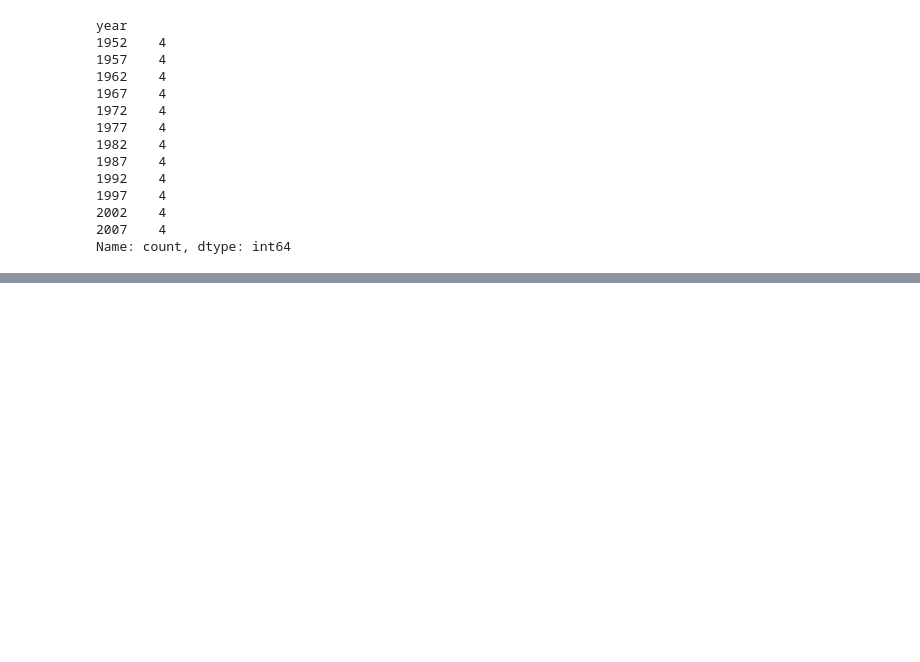
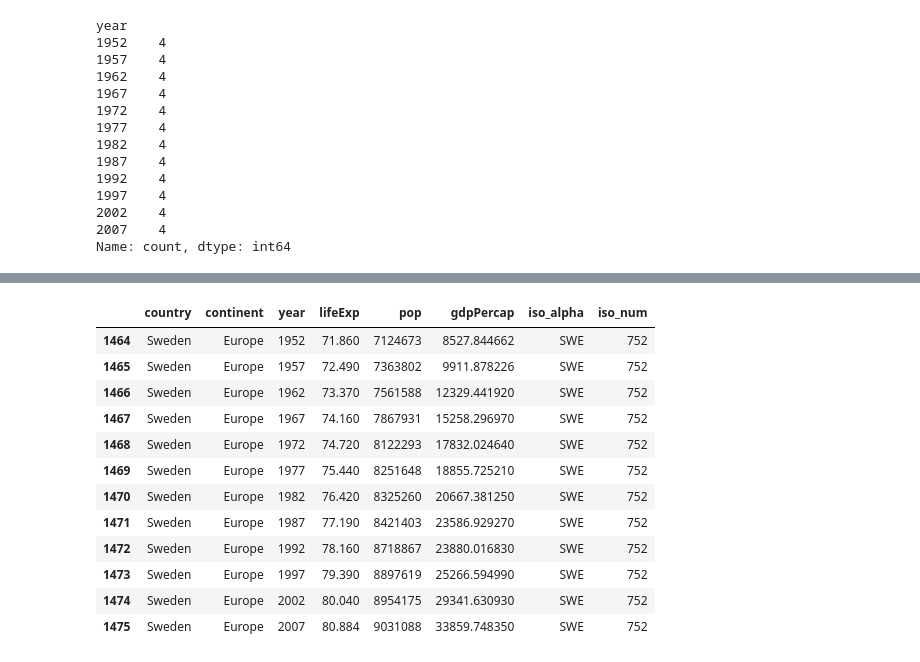
Before and after one commit to MilouSandenL/data_visualization_milou, a Jupyter notebook: code_alongs/06_plotly_express/plotly_express_intro.ipynb, the cells around one changed output, grey strips where cells are left out. Saved outputs shown, nothing was run; the diff lists cells and outputs as text; code cells hidden in the pictures; blank space fills up the shorter version.

```diff
--- a/code_alongs/06_plotly_express/plotly_express_intro.ipynb
+++ b/code_alongs/06_plotly_express/plotly_express_intro.ipynb
@@ -68,0 +89,17 @@ nordic[nordic["year"] == 2007]
+# %%
+sweden = nordic.query("country == 'Sweden'")
+sweden
+# %% [output]
+|  | country | continent | year | lifeExp | pop | gdpPercap | iso_alpha | iso_num |
+| 1464 | Sweden | Europe | 1952 | 71.860 | 7124673 | 8527.844662 | SWE | 752 |
+| 1465 | Sweden | Europe | 1957 | 72.490 | 7363802 | 9911.878226 | SWE | 752 |
+| 1466 | Sweden | Europe | 1962 | 73.370 | 7561588 | 12329.441920 | SWE | 752 |
+| 1467 | Sweden | Europe | 1967 | 74.160 | 7867931 | 15258.296970 | SWE | 752 |
+| 1468 | Sweden | Europe | 1972 | 74.720 | 8122293 | 17832.024640 | SWE | 752 |
+| 1469 | Sweden | Europe | 1977 | 75.440 | 8251648 | 18855.725210 | SWE | 752 |
+| 1470 | Sweden | Europe | 1982 | 76.420 | 8325260 | 20667.381250 | SWE | 752 |
+| 1471 | Sweden | Europe | 1987 | 77.190 | 8421403 | 23586.929270 | SWE | 752 |
+| 1472 | Sweden | Europe | 1992 | 78.160 | 8718867 | 23880.016830 | SWE | 752 |
+| 1473 | Sweden | Europe | 1997 | 79.390 | 8897619 | 25266.594990 | SWE | 752 |
+| 1474 | Sweden | Europe | 2002 | 80.040 | 8954175 | 29341.630930 | SWE | 752 |
+| 1475 | Sweden | Europe | 2007 | 80.884 | 9031088 | 33859.748350 | SWE | 752 |
```
Also changed, not shown: parts of 7 cells of this notebook.
